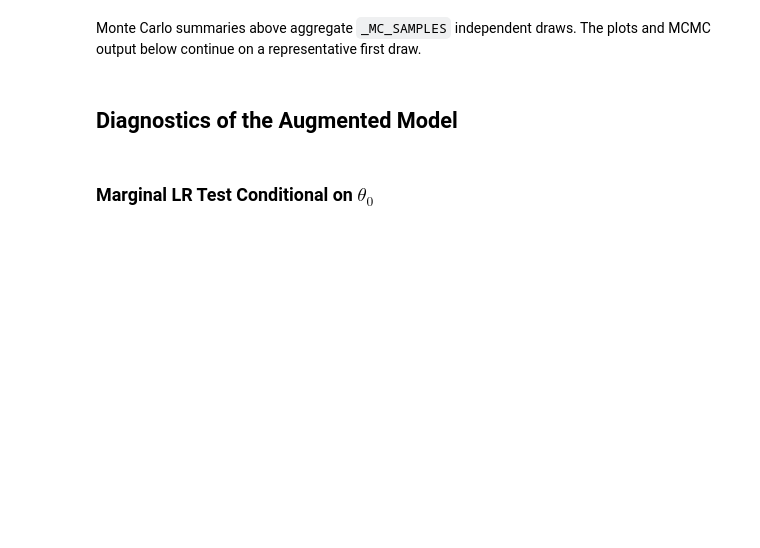
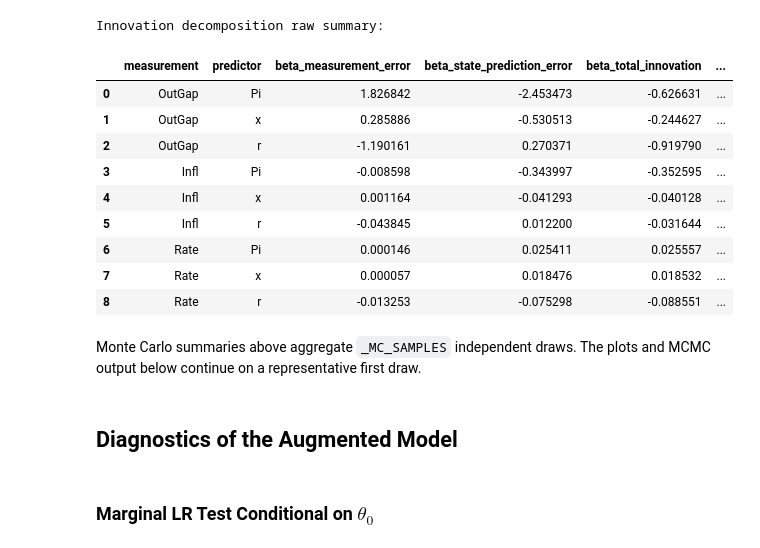
Before and after one commit to GongJr0/sdsge-scripts, a Jupyter notebook: misspec_tests/r10_known.ipynb, the cells around one changed output. Cells and saved outputs as stored; diff of their text form; code cells hidden in the pictures; blank space fills up the shorter version.

```diff
--- a/misspec_tests/r10_known.ipynb
+++ b/misspec_tests/r10_known.ipynb
@@ -192,3 +243,18 @@ _sort_summary(mc_reference["innovation_decomposition_raw_summary"]).round(3)
+# %%
+print("Innovation decomposition raw summary:")
+_sort_summary(mc_reference["innovation_decomposition_raw_summary"])
+# %% [output]
+Innovation decomposition raw summary:
+|  | measurement | predictor | beta_measurement_error | beta_state_prediction_error | beta_total_innovation | ... |
+| 0 | OutGap | Pi | 1.826842 | -2.453473 | -0.626631 | ... |
+| 1 | OutGap | x | 0.285886 | -0.530513 | -0.244627 | ... |
+| 2 | OutGap | r | -1.190161 | 0.270371 | -0.919790 | ... |
+| 3 | Infl | Pi | -0.008598 | -0.343997 | -0.352595 | ... |
+| 4 | Infl | x | 0.001164 | -0.041293 | -0.040128 | ... |
+| 5 | Infl | r | -0.043845 | 0.012200 | -0.031644 | ... |
+| 6 | Rate | Pi | 0.000146 | 0.025411 | 0.025557 | ... |
+| 7 | Rate | x | 0.000057 | 0.018476 | 0.018532 | ... |
+| 8 | Rate | r | -0.013253 | -0.075298 | -0.088551 | ... |
 # %% [markdown]
 Monte Carlo summaries above aggregate `_MC_SAMPLES` independent draws. The plots and MCMC output below continue on a representative first draw.
 # %%
```
Also changed, not shown: parts of 15 cells of this notebook, 20 other files.
